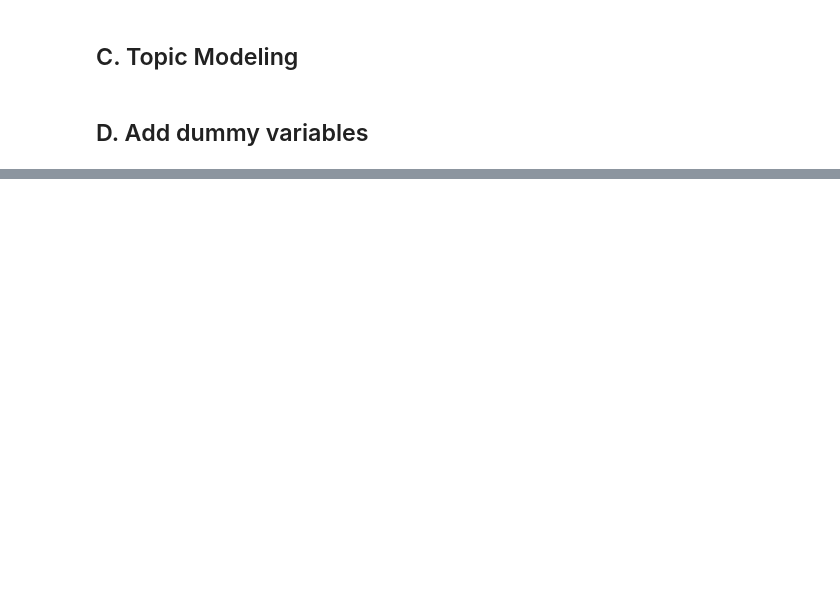
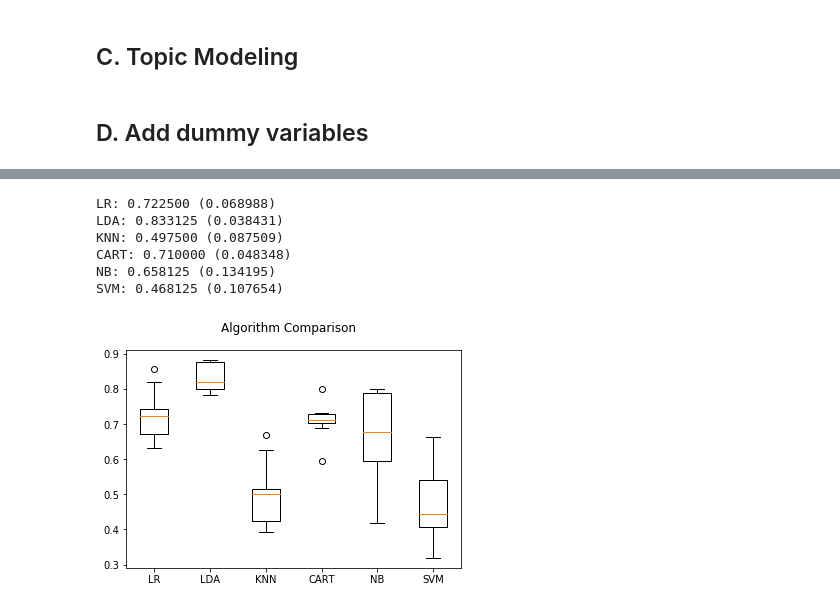
Before and after one commit to chrisgian/Capstone2-NLP-Hotel-Reviews, a Jupyter notebook: Capstone 2 - Topic Modeling and Prediction of Deceptive Reviews.ipynb, the cells around one changed output, grey strips where cells are left out. Saved outputs shown, nothing was run; the diff lists cells and outputs as text; code cells hidden in the pictures; blank space fills up the shorter version.

```diff
--- a/Capstone 2 - Topic Modeling and Prediction of Deceptive Reviews.ipynb
+++ b/Capstone 2 - Topic Modeling and Prediction of Deceptive Reviews.ipynb
@@ -363,0 +415,10 @@ SVM: 0.441250 (0.118196)
+# %%
+run_models(X2)
+# %% [output]
+LR: 0.722500 (0.068988)
+LDA: 0.833125 (0.038431)
+KNN: 0.497500 (0.087509)
+CART: 0.710000 (0.048348)
+NB: 0.658125 (0.134195)
+SVM: 0.468125 (0.107654)
+[figure, added]
```
Also changed, not shown: parts of 32 cells of this notebook.
